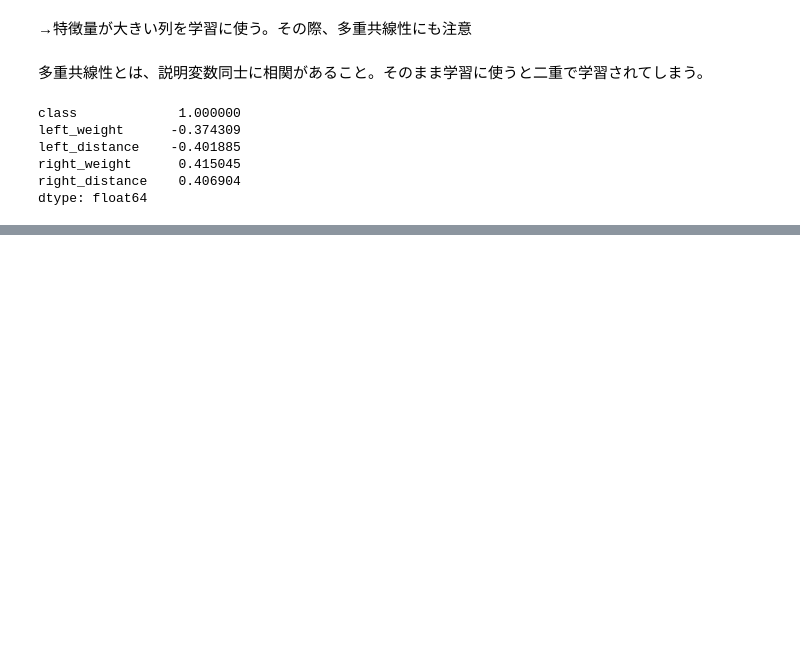
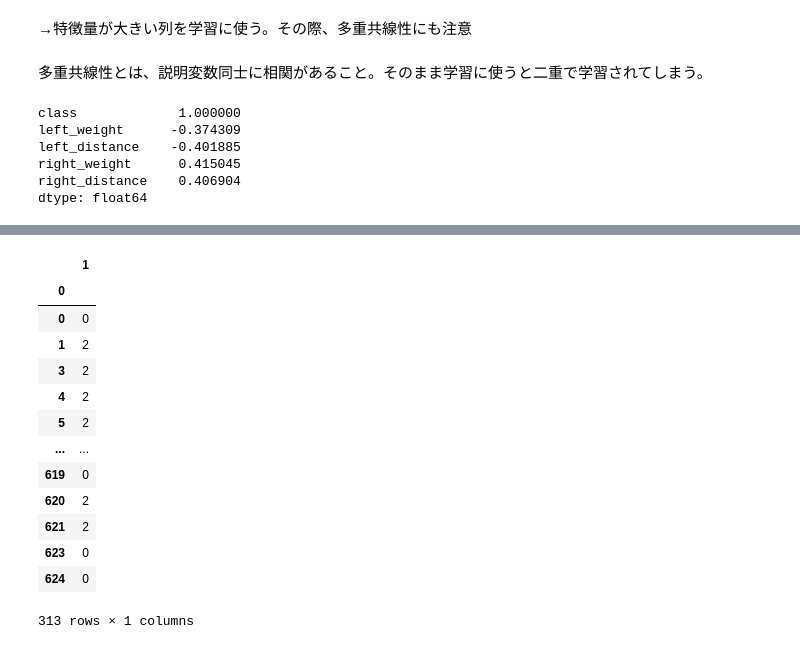
Before and after one commit to kousaka-shota/signate, a Jupyter notebook: 天秤の傾き予測/model.ipynb, the cells around one changed output, grey strips where cells are left out. Drawn from its saved outputs; the diff is of its cells as text; code cells hidden in the pictures; blank space fills up the shorter version.

```diff
--- a/天秤の傾き予測/model.ipynb
+++ b/天秤の傾き予測/model.ipynb
@@ -48,6 +48,12 @@ left_distance    -0.401885
 right_weight      0.415045
 right_distance    0.406904
 dtype: float64
+# %%
+X = train.drop(['class'],axis=1)
+y = train['class']
+# %%
+from sklearn.model_selection import train_test_split
+X_train, X_test, y_train, y_test = train_test_split(X, y, test_size=0.3)
 # %%
 import lightgbm as lgb
 model = lgb.LGBMClassifier(boosting_type='goss', max_depth=5, random_state=0)
@@ -66,0 +85,3 @@ KeyError: 'class'
+# %%
+from sklearn import metrics
+y_pred = model.predict(test)
@@ -66,0 +91,3 @@ KeyError: 'class'
+# %%
+sample_submit[1] = y_pred
+sample_submit.to_csv('submit.tsv', header=None, sep='\t')
@@ -66,0 +112,17 @@ KeyError: 'class'
+# %%
+sample_submit
+# %% [output]
+|  | 1 |
+| 0 |  |
+| 0 | 0 |
+| 1 | 2 |
+| 3 | 2 |
+| 4 | 2 |
+| 5 | 2 |
+| ... | ... |
+| 619 | 0 |
+| 620 | 2 |
+| 621 | 2 |
+| 623 | 0 |
+| 624 | 0 |
+313 rows × 1 columns
```
Also changed, not shown: parts of 5 cells of this notebook, 2 other files.
